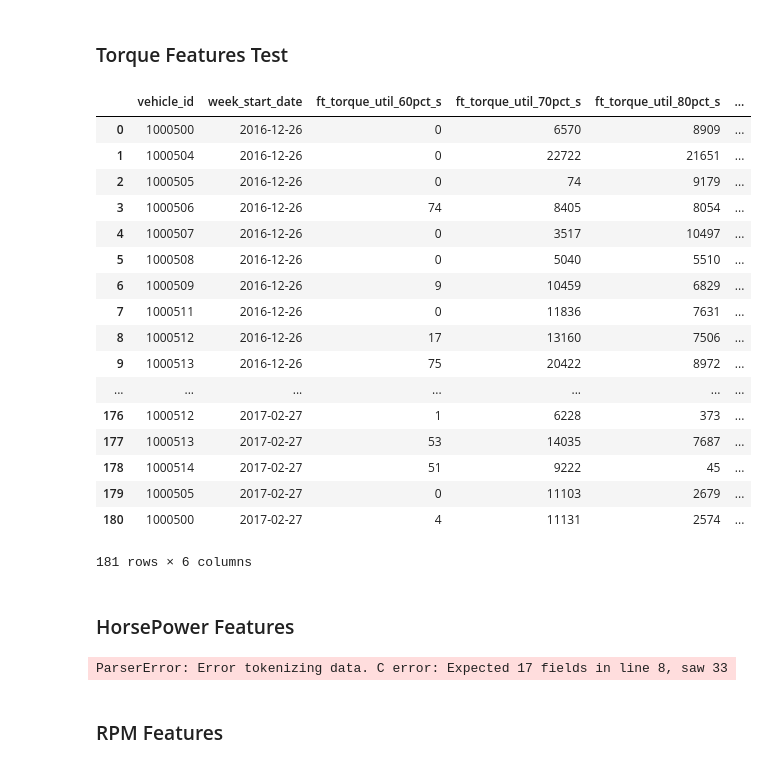
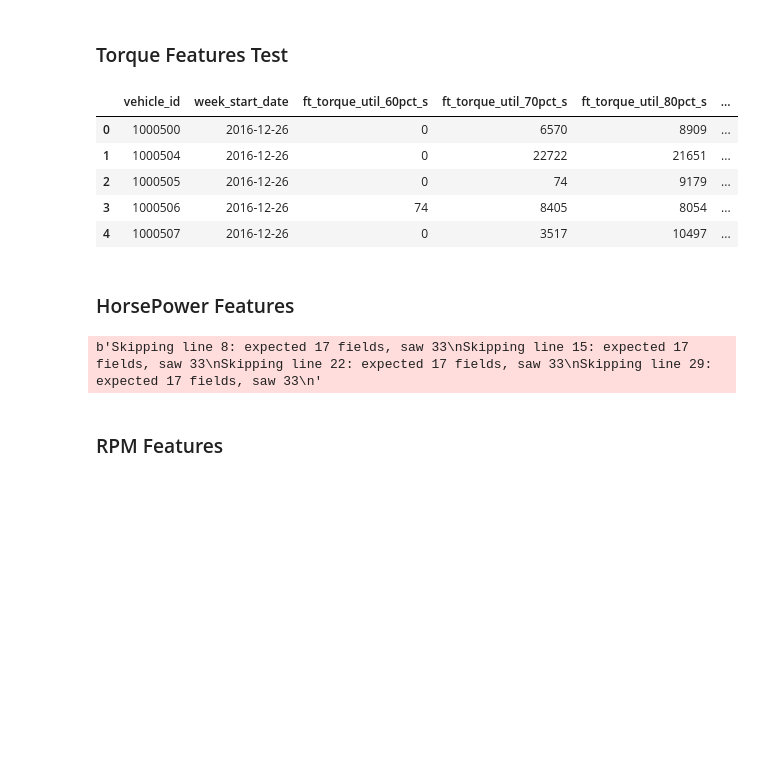
Before and after one commit to sreekar1996/Quantum_Black, a Jupyter notebook: Qb.ipynb, the cells around one changed output. Cells and saved outputs as stored; diff of their text form; code cells hidden in the pictures; blank space fills up the shorter version.

```diff
--- a/Qb.ipynb
+++ b/Qb.ipynb
@@ -68,32 +52,20 @@ for i in [60,70,80,90]:
         temp_df = torque_feat(drive_frame, lower=i)
         fin_df = fin_df.merge(temp_df, how = 'left', on = ['vehicle_id','week_start_date'])
 # %%
-fin_df
+fin_df.head()
 # %% [output]
 |  | vehicle_id | week_start_date | ft_torque_util_60pct_s | ft_torque_util_70pct_s | ft_torque_util_80pct_s | ... |
 | 0 | 1000500 | 2016-12-26 | 0 | 6570 | 8909 | ... |
 | 1 | 1000504 | 2016-12-26 | 0 | 22722 | 21651 | ... |
 | 2 | 1000505 | 2016-12-26 | 0 | 74 | 9179 | ... |
 | 3 | 1000506 | 2016-12-26 | 74 | 8405 | 8054 | ... |
 | 4 | 1000507 | 2016-12-26 | 0 | 3517 | 10497 | ... |
-| 5 | 1000508 | 2016-12-26 | 0 | 5040 | 5510 | ... |
-| 6 | 1000509 | 2016-12-26 | 9 | 10459 | 6829 | ... |
-| 7 | 1000511 | 2016-12-26 | 0 | 11836 | 7631 | ... |
-| 8 | 1000512 | 2016-12-26 | 17 | 13160 | 7506 | ... |
-| 9 | 1000513 | 2016-12-26 | 75 | 20422 | 8972 | ... |
-| ... | ... | ... | ... | ... | ... | ... |
-| 176 | 1000512 | 2017-02-27 | 1 | 6228 | 373 | ... |
-| 177 | 1000513 | 2017-02-27 | 53 | 14035 | 7687 | ... |
-| 178 | 1000514 | 2017-02-27 | 51 | 9222 | 45 | ... |
-| 179 | 1000505 | 2017-02-27 | 0 | 11103 | 2679 | ... |
-| 180 | 1000500 | 2017-02-27 | 4 | 11131 | 2574 | ... |
-181 rows × 6 columns
 # %% [markdown]
 ### HorsePower Features
 # %%
-vehicle_data = pd.read_csv('vehicle.csv')
+vehicle_data = pd.read_csv("vehicle.csv", error_bad_lines=False)
 # %% [output]
-ParserError: Error tokenizing data. C error: Expected 17 fields in line 8, saw 33
+b'Skipping line 8: expected 17 fields, saw 33\nSkipping line 15: expected 17 fields, saw 33\nSkipping line 22: expected 17 fields, saw 33\nSkipping line 29: expected 17 fields, saw 33\n'
 # %%
 merged_drive_frame = drive_frame.merge(vehicle_data[['vehicle_id','max_torque','max_horsepower','max_horsepower_rpm']], how='left', on = 'vehicle_id')
 # %%
```
Also changed, not shown: parts of 2 cells of this notebook.
